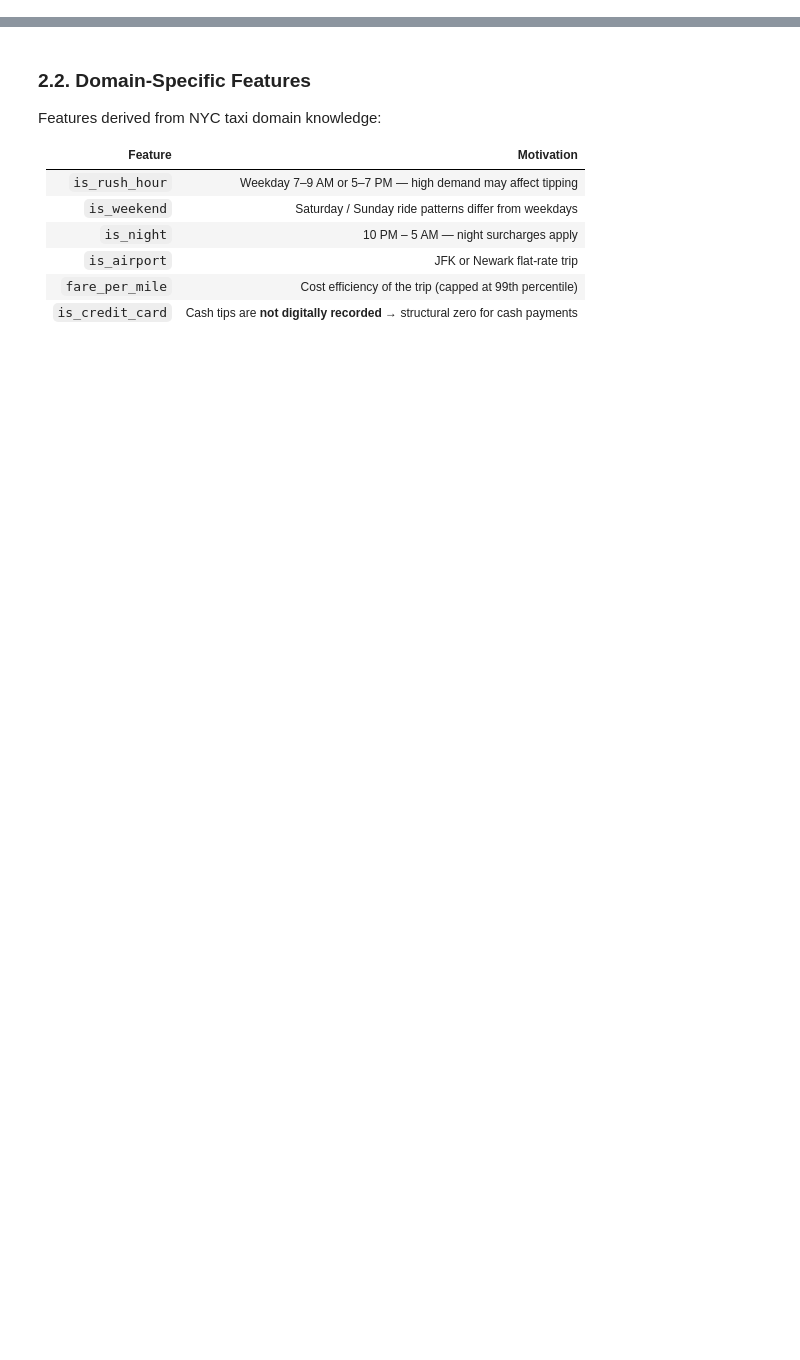
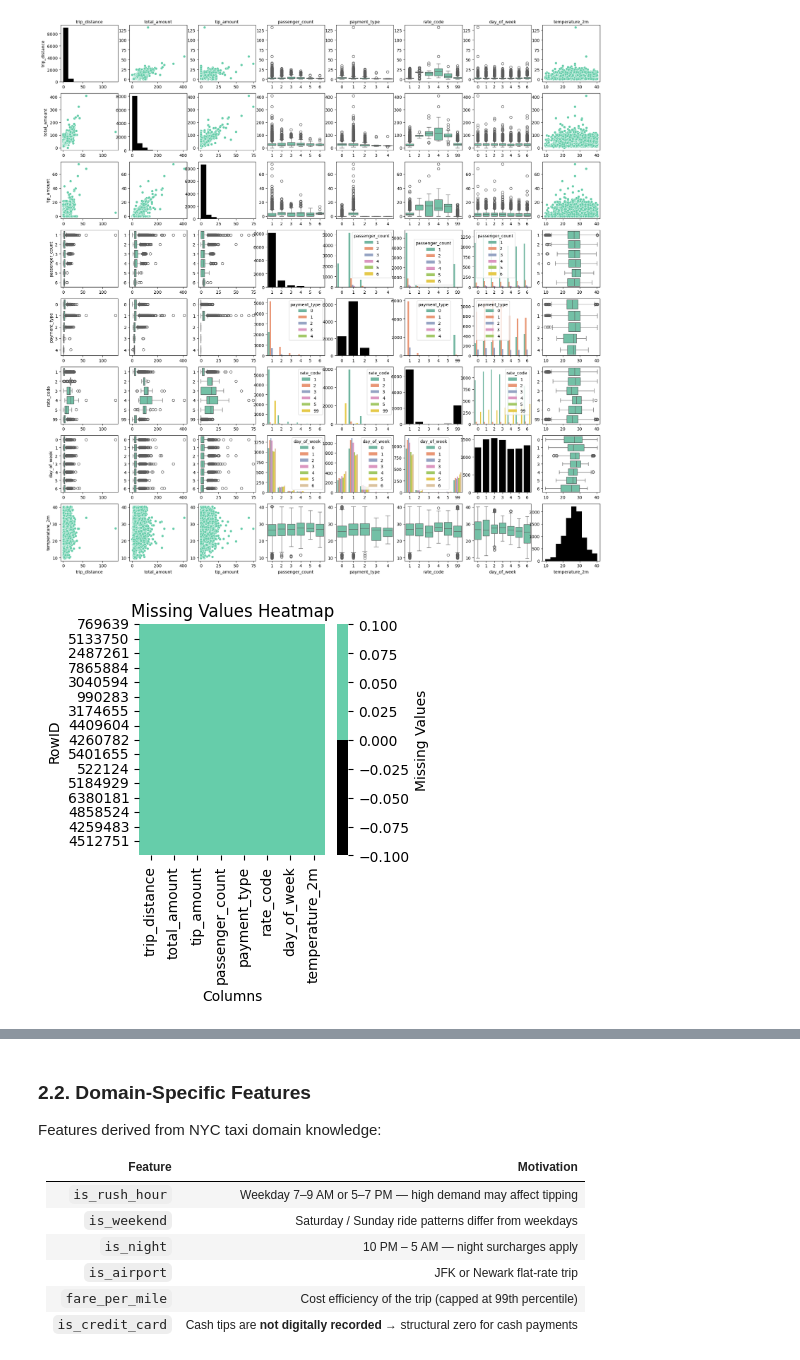
Before and after one commit to Nesrine-larbi/COMP333-Project, a Jupyter notebook: teamd_phase2.ipynb, the cells around one changed output, grey strips where cells are left out. Drawn from its saved outputs; the diff is of its cells as text; code cells hidden in the pictures; blank space fills up the shorter version.

```diff
--- a/teamd_phase2.ipynb
+++ b/teamd_phase2.ipynb
@@ -84,0 +711,14 @@ taxi_df['day_cos']  = np.cos(2 * np.pi * taxi_df['day_of_week'] / 7)
+# %%
+# Define the payment dictionary
+payment_map = {
+    0: "Flex fare",
+    1: "Credit card",
+    2: "Cash",
+    3: "No charge",
+    4: "Dispute",
+    5: "Unknown",
+    6: "Voided trip"
+}
+
+# Apply mapping and categorize
+taxi_df.loc[:,'payment_type']= taxi_df['payment_type'].map(payment_map).astype('category')
@@ -84,0 +738,3 @@ taxi_df['day_cos']  = np.cos(2 * np.pi * taxi_df['day_of_week'] / 7)
+# %%
+# Drop unrelevant columns
+taxi_df = taxi_df.drop(columns=['VendorID','abs_amount'])
@@ -84,0 +743,12 @@ taxi_df['day_cos']  = np.cos(2 * np.pi * taxi_df['day_of_week'] / 7)
+# %%
+# Define the numerical columns to convert
+float64_cols = [
+    'trip_distance', 'fare_amount', 'extra', 'mta_tax', 'tip_amount',
+    'tolls_amount', 'improvement_surcharge', 'total_amount',
+    'congestion_surcharge','Airport_fee', 'cbd_congestion_fee',
+    'temperature_2m', 'precipitation'
+]
+
+# Convert to a smaller dtype (downcast the dtypes)
+taxi_df['passenger_count'] = taxi_df['passenger_count'].astype('int8')
+taxi_df[float64_cols] = taxi_df[float64_cols].astype('float32')
@@ -84,0 +803,3 @@ taxi_df['day_cos']  = np.cos(2 * np.pi * taxi_df['day_of_week'] / 7)
+# %%
+dda = TaxiDDA()
+dda.quantDDA(taxi_df)
@@ -84,0 +837,9 @@ taxi_df['day_cos']  = np.cos(2 * np.pi * taxi_df['day_of_week'] / 7)
+# %%
+# Randomly sample a batch of 10K entries
+sample_df = taxi_df.sample(n=10000, random_state=42)
+sample_df = sample_df.loc[~sample_df["is_negative"]]
+cols = ["trip_distance", "total_amount", "tip_amount", "passenger_count", "payment_type", "rate_code", "day_of_week", "temperature_2m"]
+dda.vizDDA(sample_df[cols])
+# %% [output]
+[figure, added]
+[figure, added]
```
Also changed, not shown: parts of 235 cells of this notebook, 1 other file.
